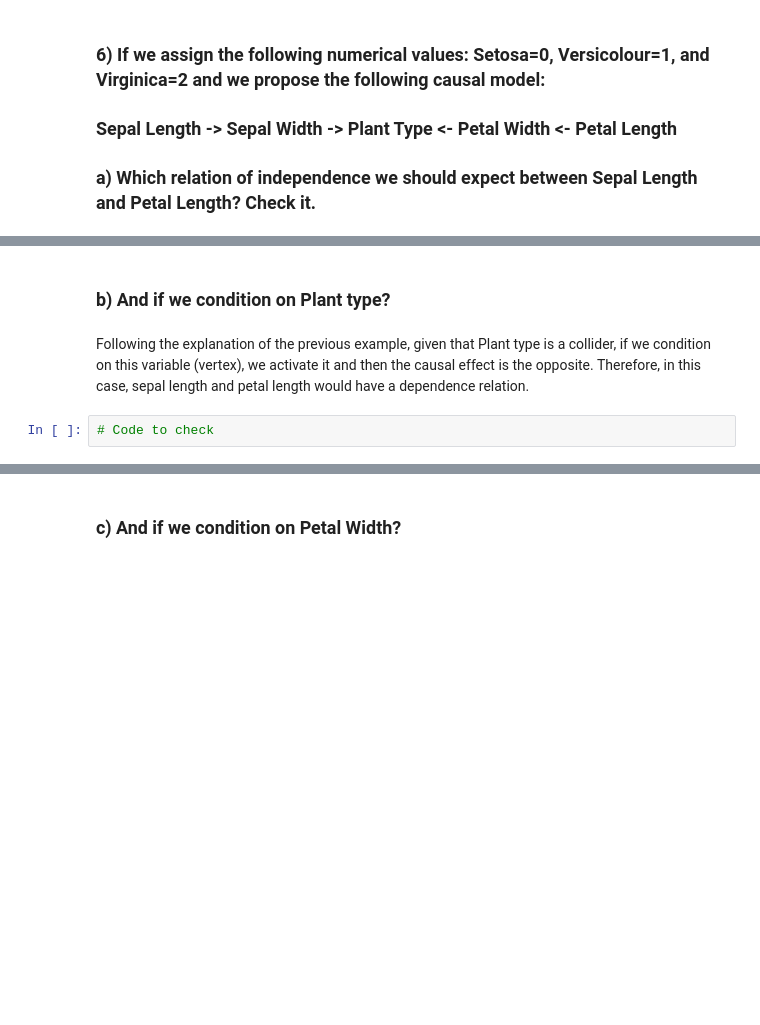
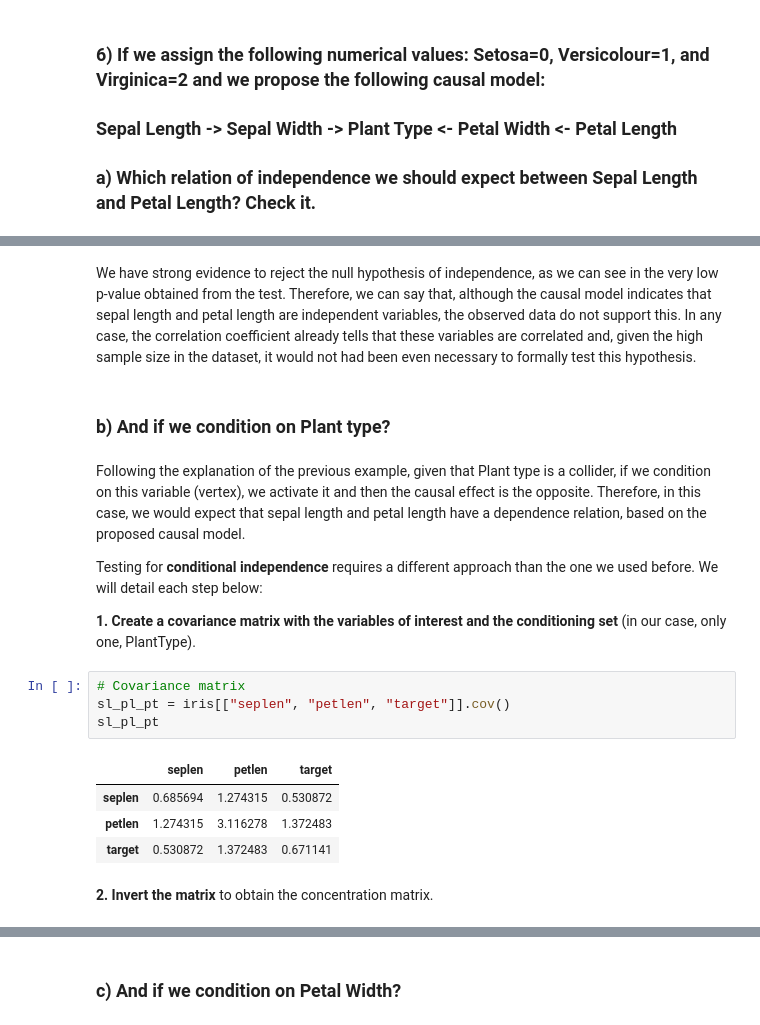
Before and after one commit to cladigar/AST_cladigar, a Jupyter notebook: A07.ipynb, the cells around one changed output, grey strips where cells are left out. Drawn from its saved outputs; the diff is of its cells as text; blank space fills up the shorter version.

```diff
--- a/A07.ipynb
+++ b/A07.ipynb
@@ -800,6 +856,21 @@ graph = [
+# %% [markdown]
+We have strong evidence to reject the null hypothesis of independence, as we can see in the very low p-value obtained from the test. Therefore, we can say that, although the causal model indicates that sepal length and petal length are independent variables, the observed data do not support this. In any case, the correlation coefficient already tells that these variables are correlated and, given the high sample size in the dataset, it would not had been even necessary to formally test this hypothesis.
 # %% [markdown]
 ### b) And if we condition on Plant type?
 # %% [markdown]
-Following the explanation of the previous example, given that Plant type is a collider, if we condition on this variable (vertex), we activate it and then the  causal effect is the opposite. Therefore, in this case, sepal length and petal length would have a dependence relation.
+Following the explanation of the previous example, given that Plant type is a collider, if we condition on this variable (vertex), we activate it and then the  causal effect is the opposite. Therefore, in this case, we would expect that sepal length and petal length have a dependence relation, based on the proposed causal model.
+
+Testing for **conditional independence** requires a different approach than the one we used before. We will detail each step below:
+
+**1. Create a covariance matrix with the variables of interest and the conditioning set** (in our case, only one, PlantType).
-# %%
-# Code to check
+# %%
+# Covariance matrix
+sl_pl_pt = iris[["seplen", "petlen", "target"]].cov()
+sl_pl_pt
+# %% [output]
+|  | seplen | petlen | target |
+| seplen | 0.685694 | 1.274315 | 0.530872 |
+| petlen | 1.274315 | 3.116278 | 1.372483 |
+| target | 0.530872 | 1.372483 | 0.671141 |
+# %% [markdown]
+**2. Invert the matrix** to obtain the concentration matrix.
```
Also changed, not shown: parts of 23 cells of this notebook.
